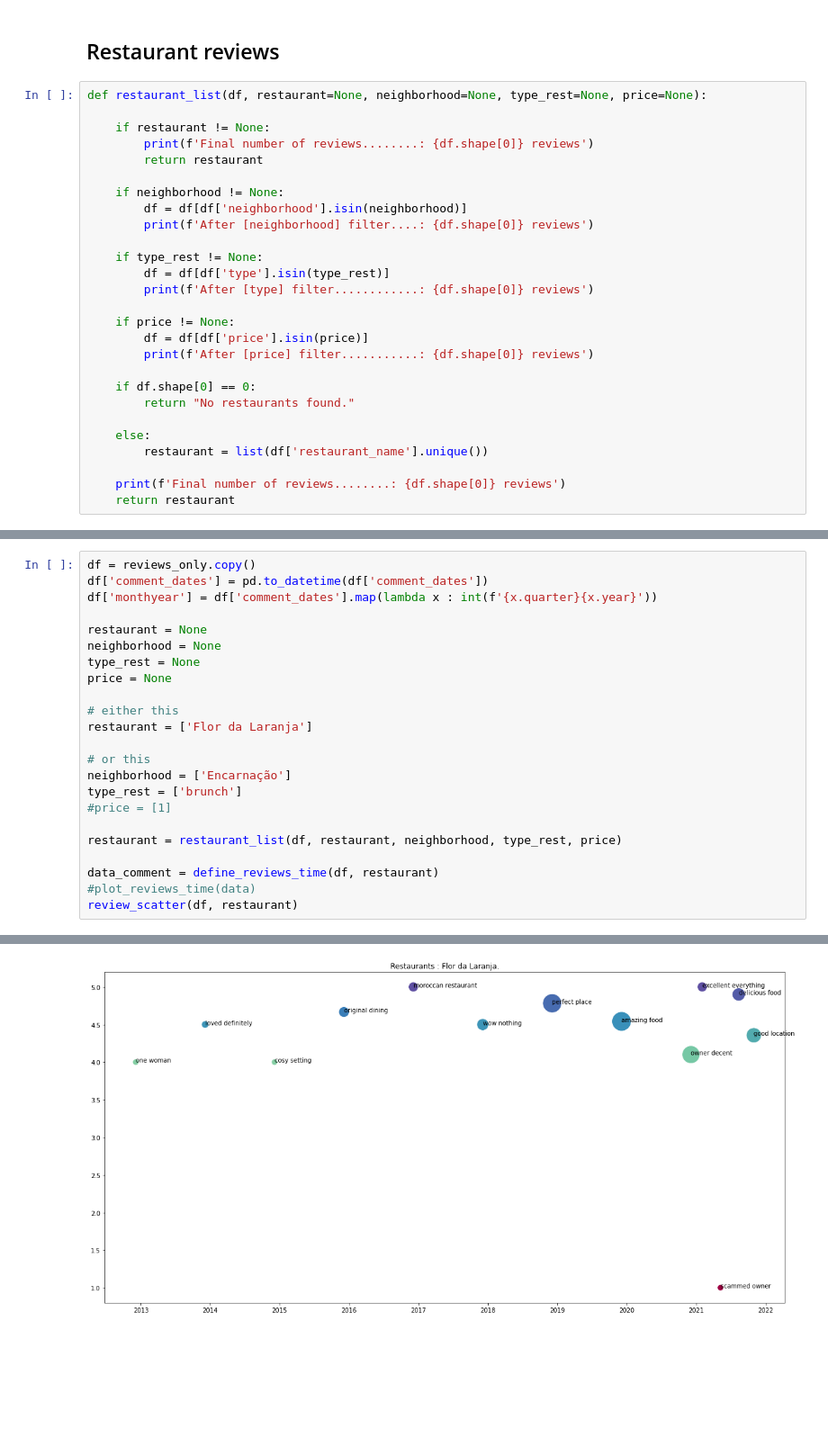
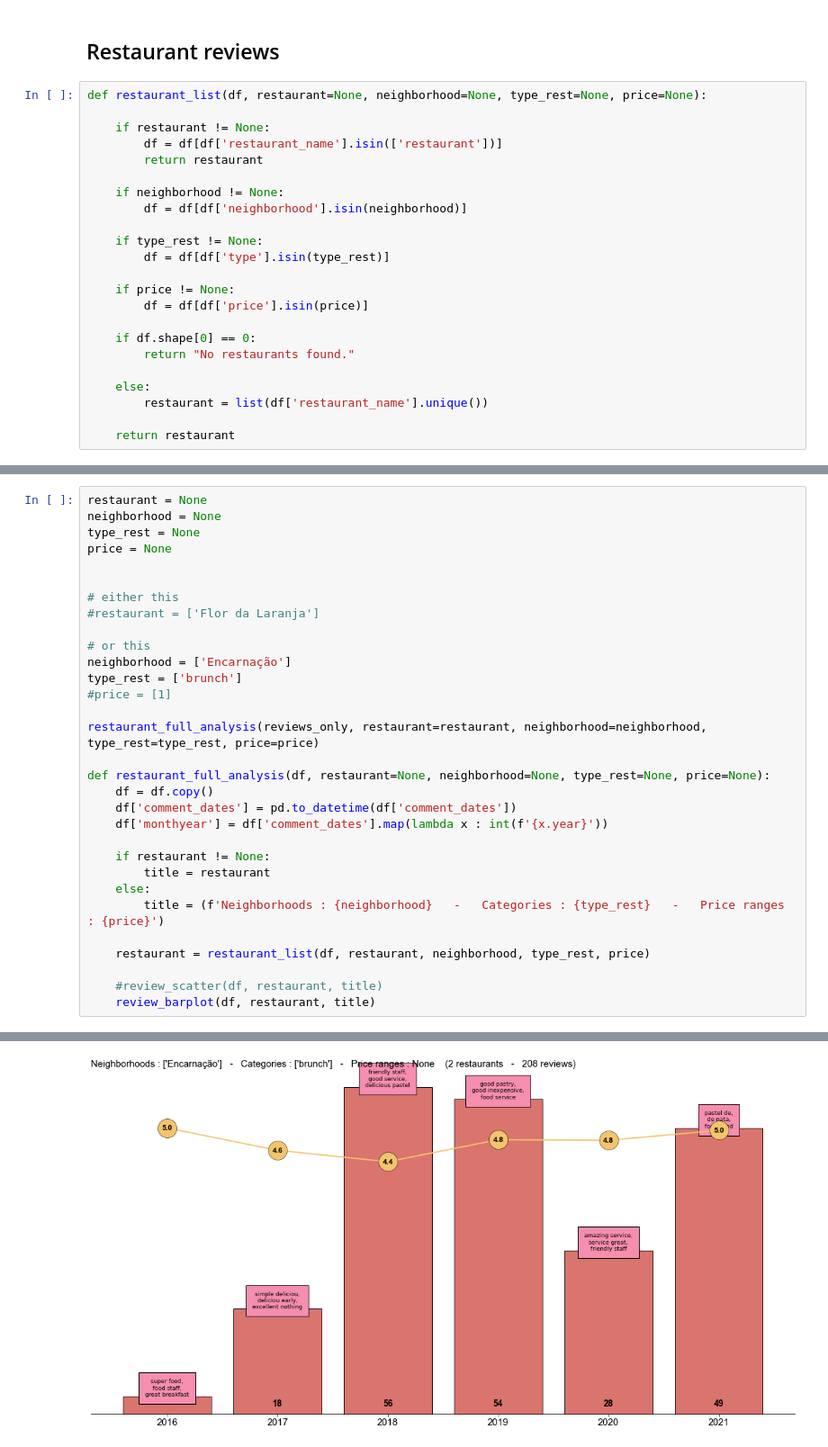
Before and after one commit to MalouO/small_business, a Jupyter notebook: notebooks/2_Exploratory/Reviews.ipynb, the cells around one changed output, grey strips where cells are left out. Shown at 90% size. Cells and saved outputs as stored; diff of their text form; blank space fills up the shorter version.

```diff
--- a/notebooks/2_Exploratory/Reviews.ipynb
+++ b/notebooks/2_Exploratory/Reviews.ipynb
@@ -307,20 +308,17 @@ def plot_reviews_time(df):
 def restaurant_list(df, restaurant=None, neighborhood=None, type_rest=None, price=None):
 
     if restaurant != None:
-        print(f'Final number of reviews........: {df.shape[0]} reviews')
+        df = df[df['restaurant_name'].isin(['restaurant'])]
         return restaurant
 
     if neighborhood != None:
         df = df[df['neighborhood'].isin(neighborhood)]
-        print(f'After [neighborhood] filter....: {df.shape[0]} reviews')
 
     if type_rest != None:
         df = df[df['type'].isin(type_rest)]
-        print(f'After [type] filter............: {df.shape[0]} reviews')
 
     if price != None:
         df = df[df['price'].isin(price)]
-        print(f'After [price] filter...........: {df.shape[0]} reviews')
 
     if df.shape[0] == 0:
         return "No restaurants found."
@@ -328,6 +326,5 @@ def restaurant_list(df, restaurant=None, neighborhood=None, type_rest=None, pric
     else:
         restaurant = list(df['restaurant_name'].unique())
 
-    print(f'Final number of reviews........: {df.shape[0]} reviews')
     return restaurant
 # %%
@@ -350,24 +394,32 @@ def review_scatter(df, restaurant):
 # %%
-df = reviews_only.copy()
-df['comment_dates'] = pd.to_datetime(df['comment_dates'])
-df['monthyear'] = df['comment_dates'].map(lambda x : int(f'{x.quarter}{x.year}'))
-
 restaurant = None
 neighborhood = None
 type_rest = None
 price = None
 
+
 # either this
-restaurant = ['Flor da Laranja']
+#restaurant = ['Flor da Laranja']
 
 # or this
 neighborhood = ['Encarnação']
 type_rest = ['brunch']
 #price = [1]
 
-restaurant = restaurant_list(df, restaurant, neighborhood, type_rest, price)
+restaurant_full_analysis(reviews_only, restaurant=restaurant, neighborhood=neighborhood, type_rest=type_rest, price=price)
 
-data_comment = define_reviews_time(df, restaurant)
-#plot_reviews_time(data)
-review_scatter(df, restaurant)
+def restaurant_full_analysis(df, restaurant=None, neighborhood=None, type_rest=None, price=None):
+    df = df.copy()
+    df['comment_dates'] = pd.to_datetime(df['comment_dates'])
+    df['monthyear'] = df['comment_dates'].map(lambda x : int(f'{x.year}'))
+
+    if restaurant != None:
+        title = restaurant
+    else:
+        title = (f'Neighborhoods : {neighborhood}   -   Categories : {type_rest}   -   Price ranges : {price}')
+
+    restaurant = restaurant_list(df, restaurant, neighborhood, type_rest, price)
+
+    #review_scatter(df, restaurant, title)
+    review_barplot(df, restaurant, title)
 # %% [output]
@@ -375 +426 @@ Final number of reviews........: 55424 reviews
-[figure, old version]
+[figure, new version]
```
Also changed, not shown: parts of 4 cells of this notebook.
